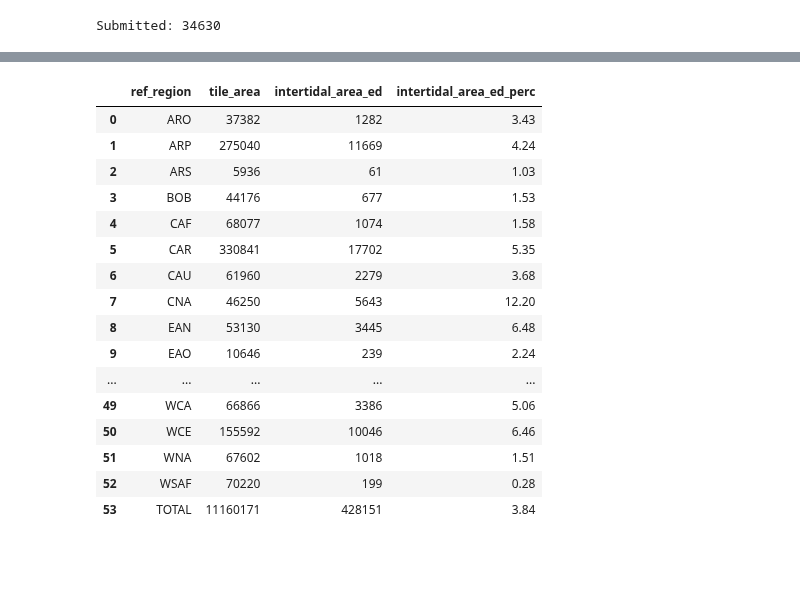
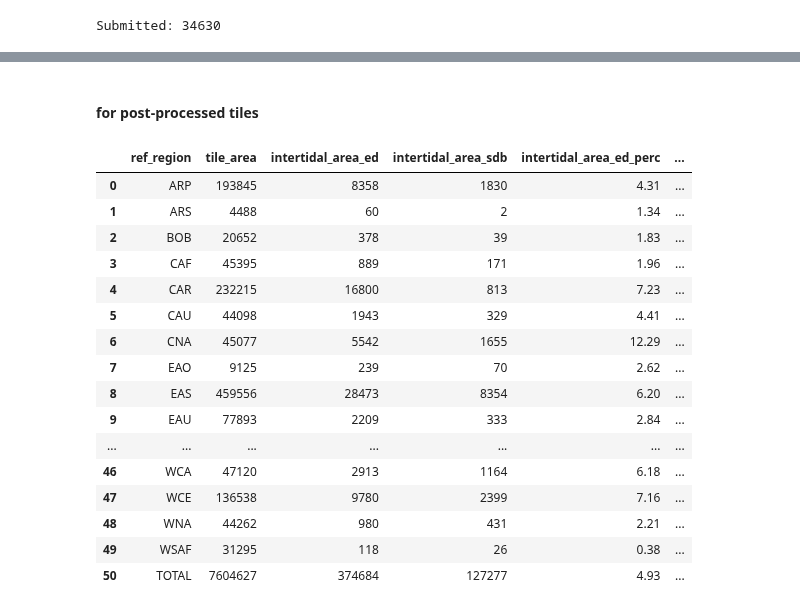
Before and after one commit to openearth/eo-bathymetry, a Jupyter notebook: notebooks/cmems-bathymetry/96_global_coverage.ipynb, the cells around one changed output, grey strips where cells are left out. Cells and saved outputs as stored; diff of their text form; code cells hidden in the pictures; blank space fills up the shorter version.

Commit message:
Update 96_global_coverage.ipynb
final update for the reporting

```diff
--- a/notebooks/cmems-bathymetry/96_global_coverage.ipynb
+++ b/notebooks/cmems-bathymetry/96_global_coverage.ipynb
@@ -60,12 +60,9 @@ gdf_tiles['processed'] = (gdf_tiles['nearest_station_distance'] <= 37) & (gdf_ti
 gdf_tiles = gdf_tiles[gdf_tiles['processed']]
 
 # Add sdb file_path to tiles
-# for i, row in tqdm(gdf_tiles.iterrows(), total=gdf_tiles.shape[0]):
-#     file_path = [file_path for file_path in file_path_sdbs if os.path.basename(file_path).startswith(row['name'])]
-#     gdf_tiles.at[i, 'file_path'] = file_path[0] if file_path else None
-
-# # Remove tiles without SDB file_path
-# gdf_tiles = gdf_tiles[gdf_tiles['file_path'].notna()]
+for i, row in tqdm(gdf_tiles.iterrows(), total=gdf_tiles.shape[0]):
+    file_path = [file_path for file_path in file_path_sdbs if os.path.basename(file_path).startswith(row['name'])]
+    gdf_tiles.at[i, 'file_path'] = file_path[0] if file_path else None
 
 gdf_tiles.head()
 # %% [output]
@@ -223,8 +237,15 @@ gdf_tiles = gdf_tiles.to_crs('EPSG:6933') # Project to equal-area for grid-based
 # Calculate area of the tiles
 gdf_tiles['tile_area'] = gdf_tiles['geometry'].area / 1e6  # Convert to km2
 
-# Calculate coverage
-gdf_tiles['intertidal_area_ed'] = gdf_tiles['tile_area'] * gdf_tiles['intertidal_coverage_ed']/100
+# Calculate feasibility map coverage
+gdf_tiles['intertidal_area'] = gdf_tiles['tile_area'] * gdf_tiles['intertidal_coverage']/100 # km2
+gdf_tiles['intertidal_area_ed'] = gdf_tiles['tile_area'] * gdf_tiles['intertidal_coverage_ed']/100 # km2
+
+# do the same for the gdf_tiles_red
+gdf_tiles_red = gdf_tiles_red.to_crs('EPSG:6933') # Project to equal-area for grid-based metrics, EPSG 3857 is not to be used for area or dist (only mapping)
+gdf_tiles_red['tile_area'] = gdf_tiles_red['geometry'].area / 1e6  # Convert to km2
+gdf_tiles_red['intertidal_area'] = gdf_tiles_red['tile_area'] * gdf_tiles_red['intertidal_coverage']/100 # km2
+gdf_tiles_red['intertidal_area_ed'] = gdf_tiles_red['tile_area'] * gdf_tiles_red['intertidal_coverage_ed']/100 # km2
 
 # # most accurate but need loop
 # gdf_tiles = gdf_tiles.to_crs('EPSG:4326')
@@ -296,48 +420,56 @@ gdf_tiles_grouped
+# %% [markdown]
+#### for post-processed tiles
 # %%
-# Group gdf by ref_region (FOR FILTERED TILES; 18797 along global coastline)
-# TODO: ADD DATASET VALUES SDB LATER
+# Group gdf by ref_region (FOR post-processed TILES; 11893 along global coastline)
 
-#gdf_tiles_grouped = gdf_tiles[['ref_region', 'tile_area', 'intertidal_area_ed', 'intertidal_area_sdb']].groupby('ref_region').agg(
-#    {'tile_area': 'sum', 'intertidal_area_ed': 'sum', 'intertidal_area_sdb': 'mean'}).reset_index()
-gdf_tiles_grouped = gdf_tiles[['ref_region', 'tile_area', 'intertidal_area_ed']].groupby('ref_region').agg(
-    {'tile_area': 'sum', 'intertidal_area_ed': 'sum'}).reset_index()
+gdf_tiles_grouped = gdf_tiles_red[['ref_region', 'tile_area', 'intertidal_area_ed', 'intertidal_area_sdb']].groupby('ref_region').agg(
+   {'tile_area': 'sum', 'intertidal_area_ed': 'sum', 'intertidal_area_sdb': 'sum'}).reset_index()
+# gdf_tiles_grouped = gdf_tiles[['ref_region', 'tile_area', 'intertidal_area_ed']].groupby('ref_region').agg(
+#     {'tile_area': 'sum', 'intertidal_area_ed': 'sum'}).reset_index()
 gdf_tiles_grouped['tile_area'] = gdf_tiles_grouped['tile_area'].astype(int)
 gdf_tiles_grouped['intertidal_area_ed'] = gdf_tiles_grouped['intertidal_area_ed'].astype(int)
-#gdf_tiles_grouped['intertidal_area_sdb'] = gdf_tiles_grouped['intertidal_area_sdb'].astype(int)
+gdf_tiles_grouped['intertidal_area_sdb'] = gdf_tiles_grouped['intertidal_area_sdb'].astype(int)
 #gdf_tiles_grouped['intertidal_area_sdb'] = gdf_tiles_grouped['intertidal_area_sdb'].round(2)
 
 # Add total row
 total = pd.DataFrame([{
     "ref_region": "TOTAL",
     "tile_area": gdf_tiles_grouped["tile_area"].sum(),
-    "intertidal_area_ed": gdf_tiles_grouped["intertidal_area_ed"].sum()
+    "intertidal_area_ed": gdf_tiles_grouped["intertidal_area_ed"].sum(),
+    "intertidal_area_sdb": gdf_tiles_grouped["intertidal_area_sdb"].sum()
 }])
 
 # Append the total row
 grouped_with_total = pd.concat([gdf_tiles_grouped, total], ignore_index=True)
 
 # Add percentage column
 grouped_with_total["intertidal_area_ed_perc"] = (grouped_with_total["intertidal_area_ed"] / grouped_with_total["tile_area"]) * 100
 grouped_with_total["intertidal_area_ed_perc"] = grouped_with_total["intertidal_area_ed_perc"].round(2)
 
-grouped_with_total
+grouped_with_total["intertidal_area_sdb_perc"] = (grouped_with_total["intertidal_area_sdb"] / grouped_with_total["tile_area"]) * 100
+grouped_with_total["intertidal_area_sdb_perc"] = grouped_with_total["intertidal_area_sdb_perc"].round(2)
+
+grouped_with_total["intertidal_area_sdb_ed_perc"] = (grouped_with_total["intertidal_area_sdb"] / grouped_with_total["intertidal_area_ed"]) * 100
+grouped_with_total["intertidal_area_sdb_ed_perc"] = grouped_with_total["intertidal_area_sdb_ed_perc"].round(2)
+
+grouped_with_total#.style.hide()
 
 # Do sorting on different columns to explain differences in the table (analyse!)
 # %% [output]
-|  | ref_region | tile_area | intertidal_area_ed | intertidal_area_ed_perc |
-| 0 | ARO | 37382 | 1282 | 3.43 |
-| 1 | ARP | 275040 | 11669 | 4.24 |
-| 2 | ARS | 5936 | 61 | 1.03 |
-| 3 | BOB | 44176 | 677 | 1.53 |
-| 4 | CAF | 68077 | 1074 | 1.58 |
-| 5 | CAR | 330841 | 17702 | 5.35 |
-| 6 | CAU | 61960 | 2279 | 3.68 |
-| 7 | CNA | 46250 | 5643 | 12.20 |
-| 8 | EAN | 53130 | 3445 | 6.48 |
-| 9 | EAO | 10646 | 239 | 2.24 |
-| ... | ... | ... | ... | ... |
-| 49 | WCA | 66866 | 3386 | 5.06 |
-| 50 | WCE | 155592 | 10046 | 6.46 |
-| 51 | WNA | 67602 | 1018 | 1.51 |
-| 52 | WSAF | 70220 | 199 | 0.28 |
-| 53 | TOTAL | 11160171 | 428151 | 3.84 |
+|  | ref_region | tile_area | intertidal_area_ed | intertidal_area_sdb | intertidal_area_ed_perc | ... |
+| 0 | ARP | 193845 | 8358 | 1830 | 4.31 | ... |
+| 1 | ARS | 4488 | 60 | 2 | 1.34 | ... |
+| 2 | BOB | 20652 | 378 | 39 | 1.83 | ... |
+| 3 | CAF | 45395 | 889 | 171 | 1.96 | ... |
+| 4 | CAR | 232215 | 16800 | 813 | 7.23 | ... |
+| 5 | CAU | 44098 | 1943 | 329 | 4.41 | ... |
+| 6 | CNA | 45077 | 5542 | 1655 | 12.29 | ... |
+| 7 | EAO | 9125 | 239 | 70 | 2.62 | ... |
+| 8 | EAS | 459556 | 28473 | 8354 | 6.20 | ... |
+| 9 | EAU | 77893 | 2209 | 333 | 2.84 | ... |
+| ... | ... | ... | ... | ... | ... | ... |
+| 46 | WCA | 47120 | 2913 | 1164 | 6.18 | ... |
+| 47 | WCE | 136538 | 9780 | 2399 | 7.16 | ... |
+| 48 | WNA | 44262 | 980 | 431 | 2.21 | ... |
+| 49 | WSAF | 31295 | 118 | 26 | 0.38 | ... |
+| 50 | TOTAL | 7604627 | 374684 | 127277 | 4.93 | ... |
```
Also changed, not shown: parts of 24 cells of this notebook.
